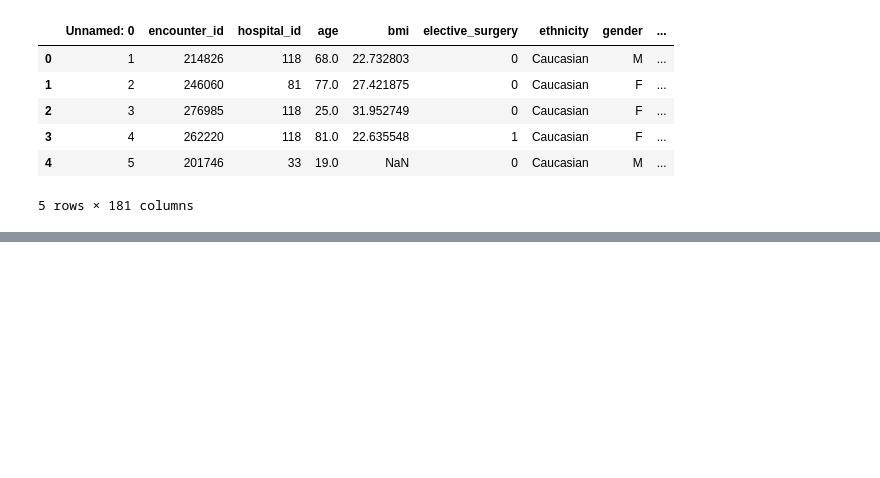
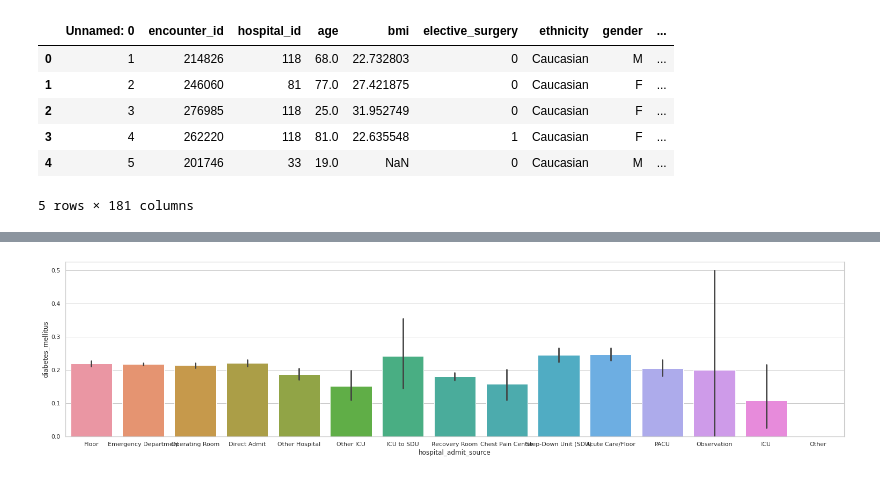
Before and after one commit to WIDS-Datathon-ScienceSparkerz/Priya, a Jupyter notebook: WIDS_Datathon_Exploratory_Analysis.ipynb, the cells around one changed output, grey strips where cells are left out. Cells and saved outputs as stored; diff of their text form; code cells hidden in the pictures; blank space fills up the shorter version.

```diff
--- a/WIDS_Datathon_Exploratory_Analysis.ipynb
+++ b/WIDS_Datathon_Exploratory_Analysis.ipynb
@@ -206,0 +362,12 @@ df[df['icu_admit_source'].isnull() & df['hospital_admit_source'].notnull()]
+# %%
+
+import seaborn as sns
+import matplotlib.pyplot  as plt
+plt.figure(figsize=(26, 6))
+sns.set_theme(style="whitegrid")
+#tips = sns.load_dataset(df)
+ax = sns.barplot(x="hospital_admit_source", y="diabetes_mellitus" ,data=df_train)
+
+#. Male , Female equally having the disease
+# %% [output]
+[figure, added]
```
Also changed, not shown: parts of 67 cells of this notebook.
